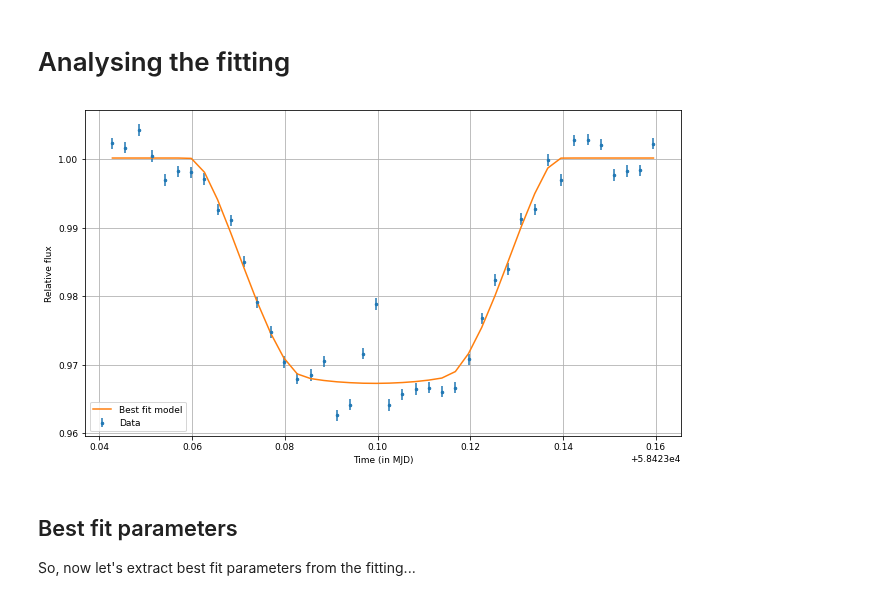
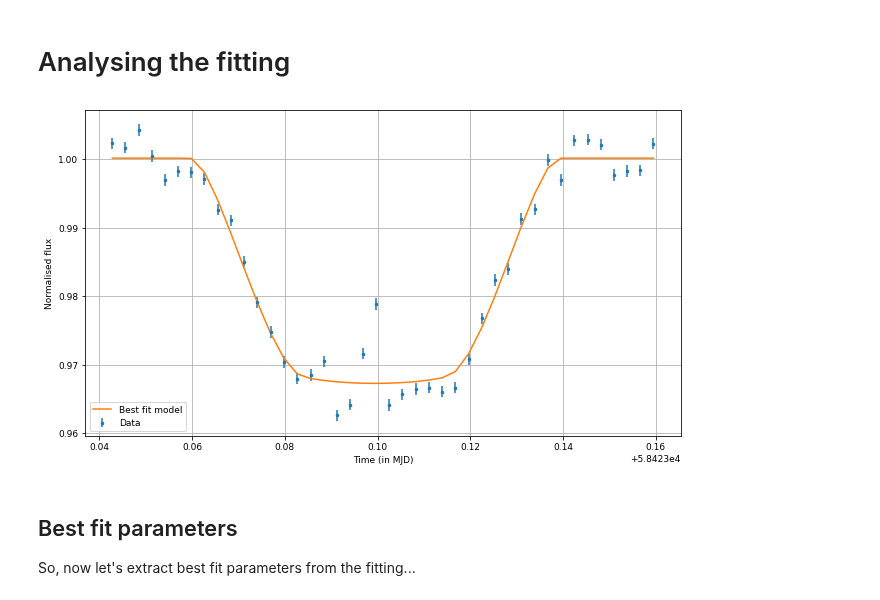
Before and after one commit to Jayshil/Data_Analysis, a Jupyter notebook: Transits/p4.ipynb, the cells around one changed output. Saved outputs shown, nothing was run; the diff lists cells and outputs as text; code cells hidden in the pictures.

Commit message:
Changed y-label in the plot

```diff
--- a/Transits/p4.ipynb
+++ b/Transits/p4.ipynb
@@ -13,19 +13,19 @@ import os
 # %%
 p1 = os.getcwd() + '/'
 p2 = os.getcwd() + '/Fitting/'
 
 dataset = jl.load(input_folder=p2, out_folder=p2)
 rels = dataset.fit()
 
 plt.figure(figsize=(16/1.5,9/1.5))
 plt.errorbar(dataset.times_lc['EUL'], dataset.data_lc['EUL'], yerr=dataset.errors_lc['EUL'], fmt='.', label='Data')
 plt.plot(dataset.times_lc['EUL'], rels.lc.evaluate('EUL'), label='Best fit model')
 plt.legend(loc='best')
 plt.xlabel('Time (in MJD)')
-plt.ylabel('Relative flux')
+plt.ylabel('Normalised flux')
 plt.grid()
 # %% [output]
-[figure, old version]
+[figure, new version]
 # %% [markdown]
 ## Best fit parameters
 
```
Also changed, not shown: parts of 1 cell of this notebook.
